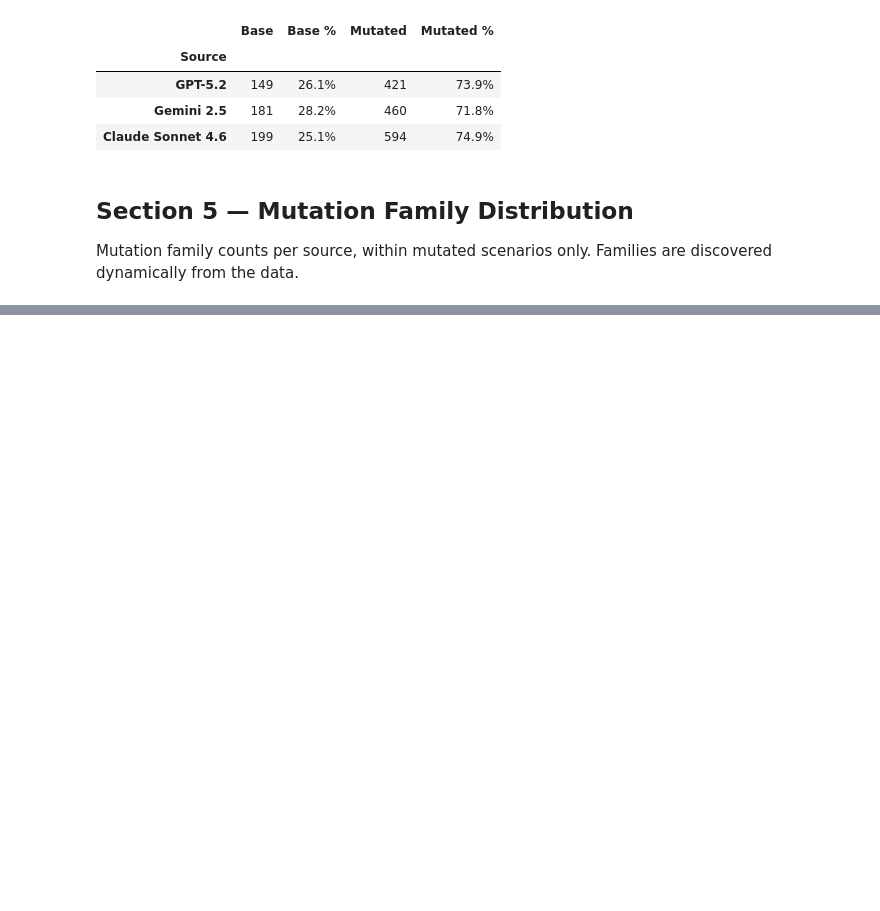
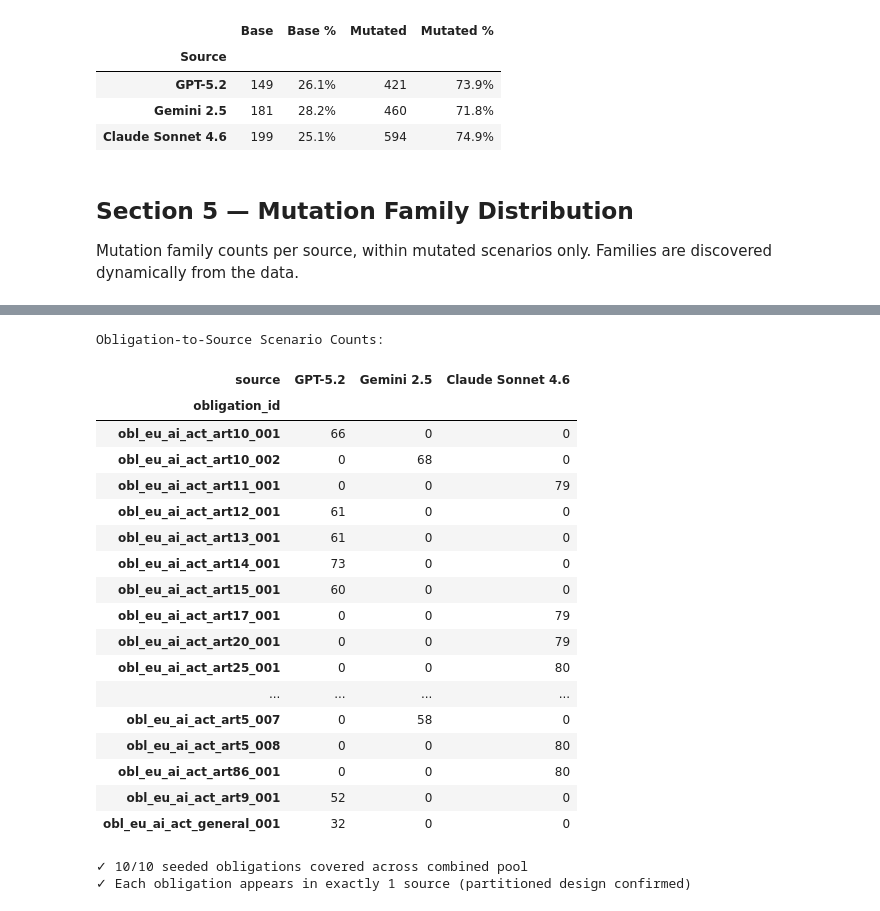
Before and after one commit to ziakn/aipurview-code, a Jupyter notebook: GRSModule/pre_sampling_analysis.ipynb, the cells around one changed output, grey strips where cells are left out. Saved outputs shown, nothing was run; the diff lists cells and outputs as text; code cells hidden in the pictures; blank space fills up the shorter version.

Commit message:
feat(notebook): add obligation coverage matrix and check (section 6)

```diff
--- a/GRSModule/pre_sampling_analysis.ipynb
+++ b/GRSModule/pre_sampling_analysis.ipynb
@@ -265,0 +270,66 @@ pd.DataFrame(table_rows).set_index("Source")
+# %%
+# ── OBLIGATION COVERAGE ──────────────────────────────────────
+# Load seeded obligations from config
+with open(OBLIGATIONS_CONFIG) as f:
+    obligations_config = yaml.safe_load(f)
+seeded_ids = {o["obligation_id"] for o in obligations_config.get("obligations", [])}
+
+# Explode obligation_ids
+obs_exploded = (
+    df.explode("obligation_ids")
+    .rename(columns={"obligation_ids": "obligation_id"})
+)
+obs_exploded = obs_exploded[obs_exploded["obligation_id"].notna()]
+
+# Part 1: obligation × source count matrix
+obs_matrix = (
+    obs_exploded.groupby(["obligation_id", "source"])
+    .size()
+    .unstack(fill_value=0)
+    .reindex(columns=SOURCE_ORDER, fill_value=0)
+)
+print("Obligation-to-Source Scenario Counts:")
+display(obs_matrix)
+
+# Part 2: combined pool coverage check
+covered_ids = set(obs_exploded["obligation_id"].unique())
+missing = seeded_ids - covered_ids
+
+print()
+covered_count = len(seeded_ids & covered_ids)
+symbol = "✓" if not missing else "✗"
+print(f"{symbol} {covered_count}/{len(seeded_ids)} seeded obligations covered across combined pool")
+
+# Check partitioned design: each obligation should appear in exactly 1 source
+sources_per_obs = obs_exploded.groupby("obligation_id")["source"].nunique()
+multi_source = sources_per_obs[sources_per_obs > 1]
+if multi_source.empty:
+    print("✓ Each obligation appears in exactly 1 source (partitioned design confirmed)")
+else:
+    print(f"✗ {len(multi_source)} obligation(s) appear in multiple sources: {list(multi_source.index)}")
+
+if missing:
+    for m in sorted(missing):
+        print(f"  ✗ BLOCKER: {m} missing from combined pool")
+# %% [output]
+Obligation-to-Source Scenario Counts:
+| source | GPT-5.2 | Gemini 2.5 | Claude Sonnet 4.6 |
+| obligation_id |  |  |  |
+| obl_eu_ai_act_art10_001 | 66 | 0 | 0 |
+| obl_eu_ai_act_art10_002 | 0 | 68 | 0 |
+| obl_eu_ai_act_art11_001 | 0 | 0 | 79 |
+| obl_eu_ai_act_art12_001 | 61 | 0 | 0 |
+| obl_eu_ai_act_art13_001 | 61 | 0 | 0 |
+| obl_eu_ai_act_art14_001 | 73 | 0 | 0 |
+| obl_eu_ai_act_art15_001 | 60 | 0 | 0 |
+| obl_eu_ai_act_art17_001 | 0 | 0 | 79 |
+| obl_eu_ai_act_art20_001 | 0 | 0 | 79 |
+| obl_eu_ai_act_art25_001 | 0 | 0 | 80 |
+| ... | ... | ... | ... |
+| obl_eu_ai_act_art5_007 | 0 | 58 | 0 |
+| obl_eu_ai_act_art5_008 | 0 | 0 | 80 |
+| obl_eu_ai_act_art86_001 | 0 | 0 | 80 |
+| obl_eu_ai_act_art9_001 | 52 | 0 | 0 |
+| obl_eu_ai_act_general_001 | 32 | 0 | 0 |
+✓ 10/10 seeded obligations covered across combined pool
+✓ Each obligation appears in exactly 1 source (partitioned design confirmed)
```
Also changed, not shown: parts of 1 cell of this notebook.
